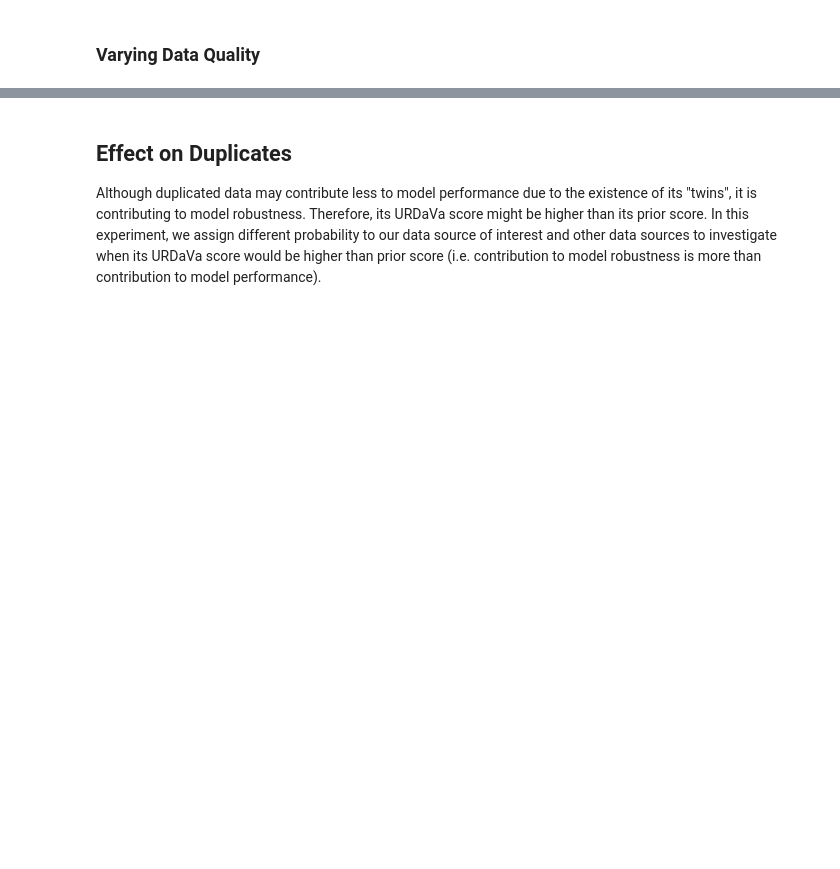
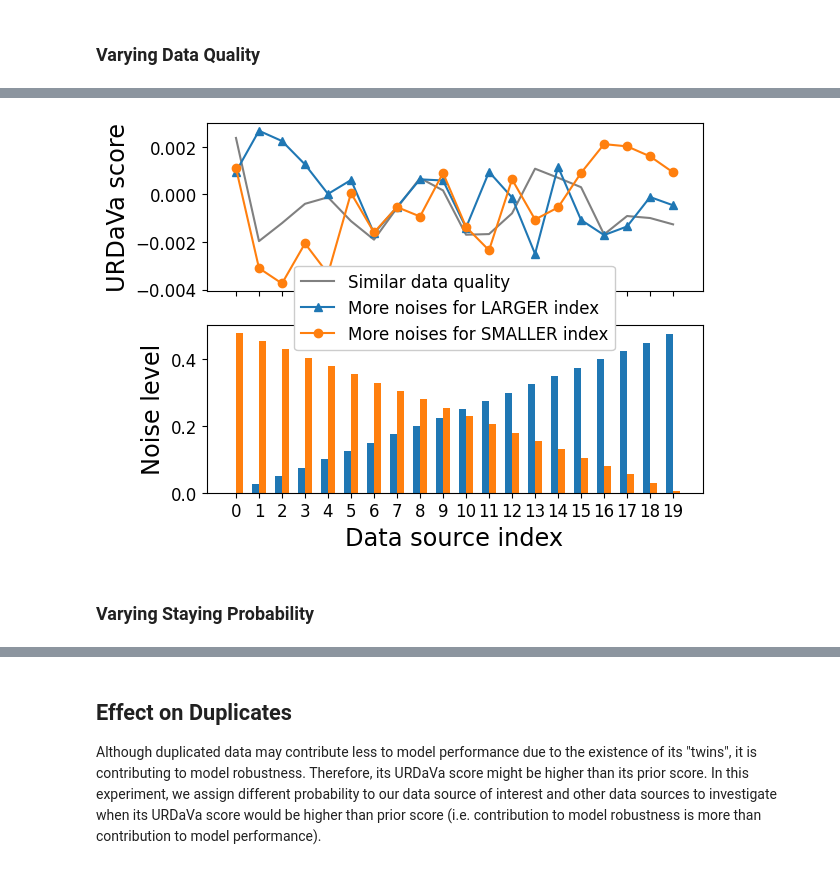
Before and after one commit to snoidetx/derdava, a Jupyter notebook: main.ipynb, the cells around one changed output, grey strips where cells are left out. Cells and saved outputs as stored; diff of their text form; code cells hidden in the pictures; blank space fills up the shorter version.

```diff
--- a/main.ipynb
+++ b/main.ipynb
@@ -567,0 +594,45 @@ fig.savefig(os.path.join(PATH_TO_IMAGES, "data_quality_20_beta_credit_card.png")
+# %%
+import numpy as np
+import os
+
+average_values = {0: 0.0023750390042511305, 1: -0.001964864323338697, 2: -0.0012083345624521482, 3: -0.0003955943459287223, 4: -0.00011888767016736591, 5: -0.0011228344537419516, 6: -0.0019026239499754171, 7: -0.0005676057327452969, 8: 0.0006869220886534863, 9: 0.00016833646341478283, 10: -0.0016954573306050796, 11: -0.001668309919331585, 12: -0.0007957470424234803, 13: 0.0010808260175122991, 14: 0.0006993609557460753, 15: 0.0003036511328332546, 16: -0.0016839823979022275, 17: -0.000909085419111279, 18: -0.0009931633658481934, 19: -0.0012599341256313628}
+average_noisy_values = {0: 0.0009523388436211007, 1: 0.0026770708656736887, 2: 0.0022452470782122185, 3: 0.0012597893043241426, 4: 1.9849530267930534e-05, 5: 0.0006054115785646005, 6: -0.0016358863611275762, 7: -0.0005252579589278139, 8: 0.0006337524548350125, 9: 0.000585765358429549, 10: -0.001399425461673677, 11: 0.0009481592310838426, 12: -0.00012996660880416064, 13: -0.0025003026040244115, 14: 0.0011593951878935403, 15: -0.0010744941540126627, 16: -0.0017101176676599511, 17: -0.0013488487619138668, 18: -0.00011078091328974238, 19: -0.0004576665368639422}
+average_reverse_noisy_values = {0: 0.0011069121946889727, 1: -0.003100195195455632, 2: -0.0037461023144037555, 3: -0.002061940707748168, 4: -0.0033348663506752975, 5: 5.4837762357808247e-05, 6: -0.001597608295413179, 7: -0.0005330120338125205, 8: -0.00092908383848873, 9: 0.0008997197479948174, 10: -0.001369583765617549, 11: -0.0023497262313767566, 12: 0.0006331860832150532, 13: -0.001057289817834593, 14: -0.0005469319287155223, 15: 0.000905352578907536, 16: 0.0021145053581495955, 17: 0.0020214989211303214, 18: 0.001599710531455022, 19: 0.0009264749118778045}
+NUM_OF_DATA_SOURCES = 20
+
+fig, ax = plt.subplots(2, sharex=True)
+line, = ax[0].plot(average_values.values(), color="grey")
+line.set_label("Similar data quality")
+noisy_line, = ax[0].plot(average_noisy_values.values(), marker="^", color="C0")
+noisy_line.set_label("More noises for LARGER index")
+reverse_noisy_line, = ax[0].plot(average_reverse_noisy_values.values(), marker="o", color="C1")
+reverse_noisy_line.set_label("More noises for SMALLER index")
+ax[0].legend(loc="lower center", fontsize="large", bbox_to_anchor=(0.5,-0.4), facecolor='white', framealpha=1)
+ax[0].set_ylabel("URDaVa score", fontsize='xx-large')
+ax[1].set_xlabel("Data source index", fontsize='xx-large')
+ax[1].set_xticks(ticks=list(range(NUM_OF_DATA_SOURCES)))
+ax[1].set_ylabel("Noise level", fontsize='xx-large')
+width = 0.3
+multiplier = 0
+x = np.arange(NUM_OF_DATA_SOURCES)
+noises = [0.025*i for i in range(NUM_OF_DATA_SOURCES)]
+reverse_noises = [(0.48 - 0.025*i) for i in range(NUM_OF_DATA_SOURCES)]
+all_noises = [noises, reverse_noises]
+for i in range(len(all_noises)):
+    offset = width * multiplier
+    ax[1].bar(x + offset - width/2, all_noises[i], width, color=f"C{i}")
+    multiplier += 1
+
+ax[0].tick_params(axis='both', labelsize='large')
+ax[1].tick_params(axis='both', labelsize='large')
+ax[0].set_zorder(ax[1].get_zorder()+1)
+
+plt.show()
+PATH_TO_IMAGES = "./images/data_source_ranking/"
+if not os.path.isdir(PATH_TO_IMAGES):
+    os.makedirs(PATH_TO_IMAGES)
+fig.savefig(os.path.join(PATH_TO_IMAGES, "data_quality_20_beta_credit_card.png"), dpi=300, bbox_inches='tight')
+# %% [output]
+[figure, added]
+# %% [markdown]
+### Varying Staying Probability
```
Also changed, not shown: parts of 36 cells of this notebook, 20 other files.
